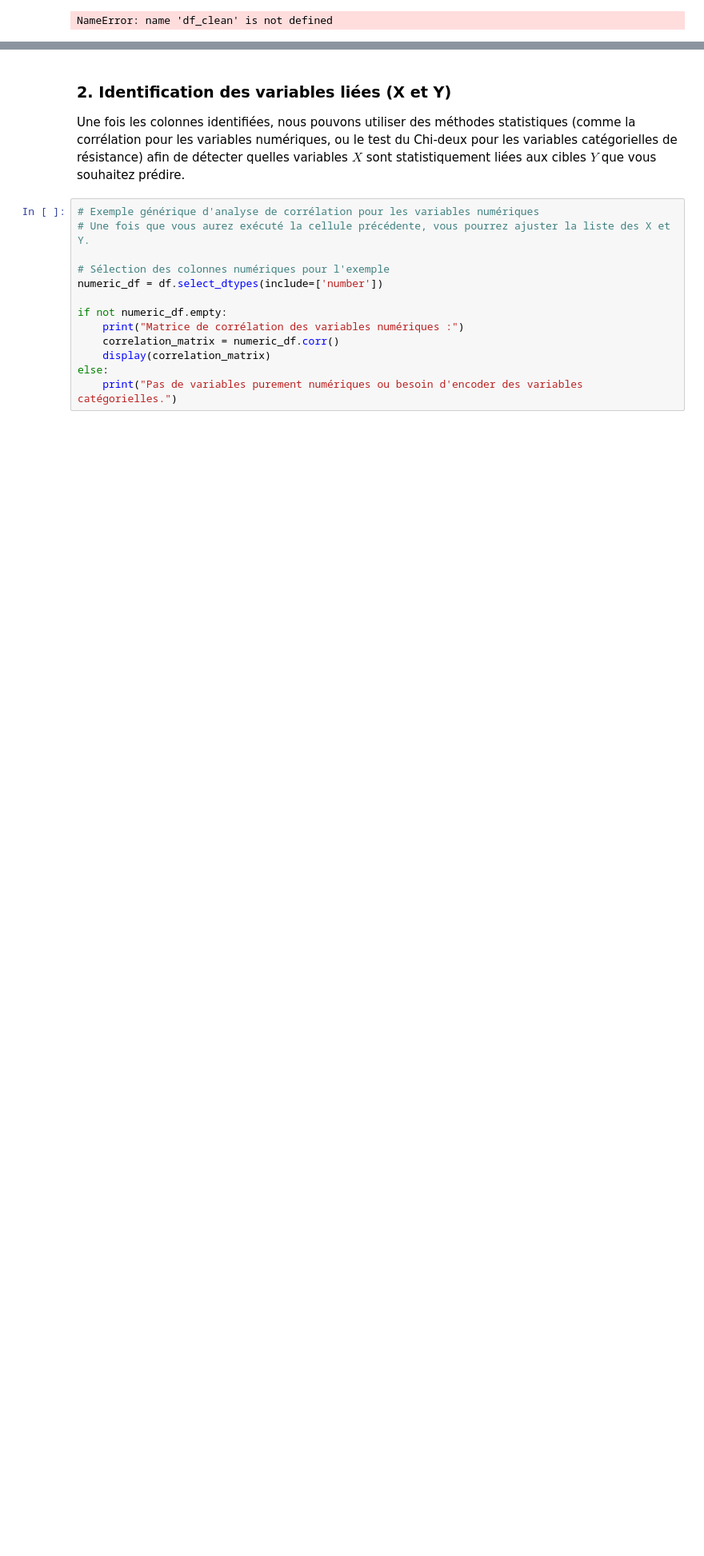
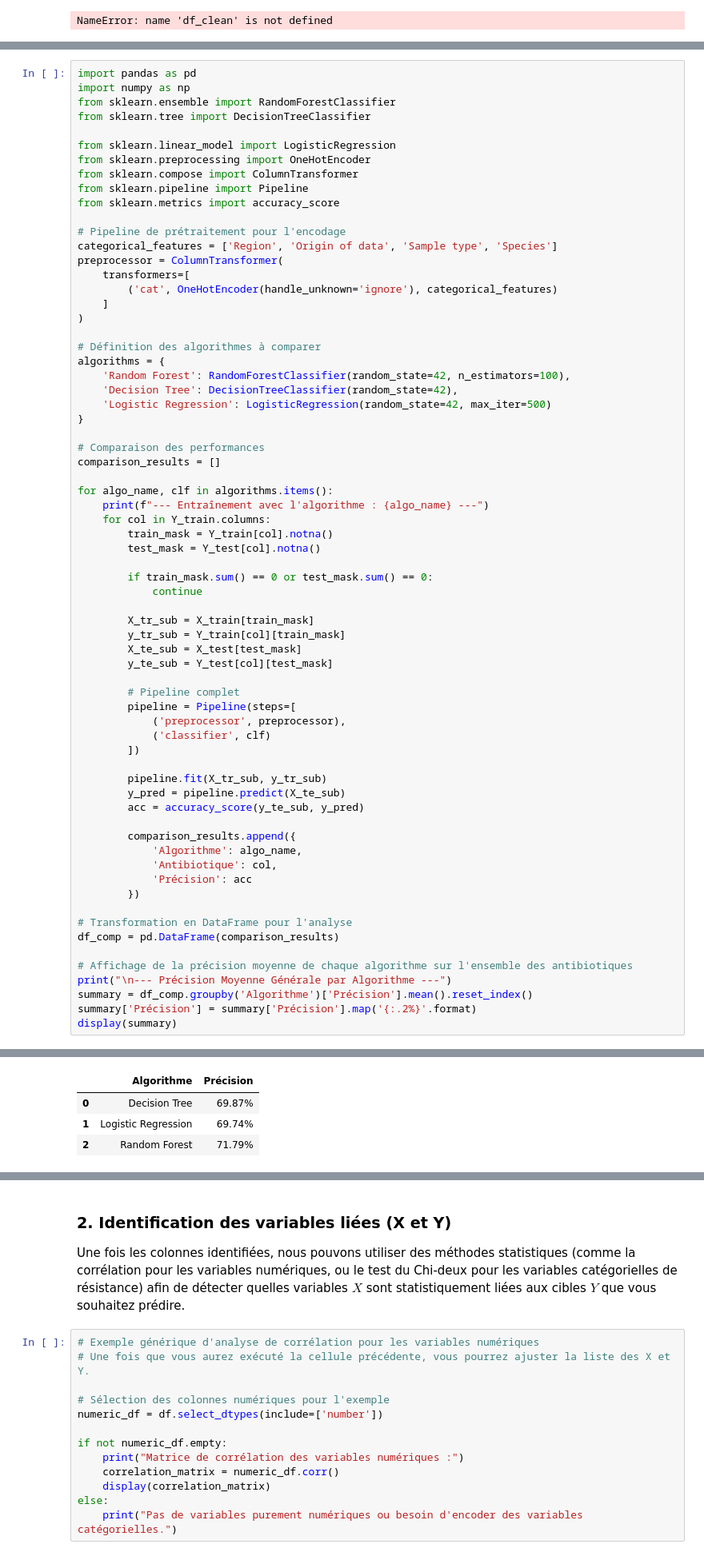
Before and after one commit to manelsg22/microbiologie, a Jupyter notebook: manelsg.ipynb, the cells around one changed output, grey strips where cells are left out. Shown at 80% size. Cells and saved outputs as stored; diff of their text form; blank space fills up the shorter version.

```diff
--- a/manelsg.ipynb
+++ b/manelsg.ipynb
@@ -149,0 +324,69 @@ NameError: name 'df_clean' is not defined
+# %%
+import pandas as pd
+import numpy as np
+from sklearn.ensemble import RandomForestClassifier
+from sklearn.tree import DecisionTreeClassifier
+
+from sklearn.linear_model import LogisticRegression
+from sklearn.preprocessing import OneHotEncoder
+from sklearn.compose import ColumnTransformer
+from sklearn.pipeline import Pipeline
+from sklearn.metrics import accuracy_score
+
+# Pipeline de prétraitement pour l'encodage
+categorical_features = ['Region', 'Origin of data', 'Sample type', 'Species']
+preprocessor = ColumnTransformer(
+    transformers=[
+        ('cat', OneHotEncoder(handle_unknown='ignore'), categorical_features)
+    ]
+)
+
+# Définition des algorithmes à comparer
+algorithms = {
+    'Random Forest': RandomForestClassifier(random_state=42, n_estimators=100),
+    'Decision Tree': DecisionTreeClassifier(random_state=42),
+    'Logistic Regression': LogisticRegression(random_state=42, max_iter=500)
+}
+
+# Comparaison des performances
+comparison_results = []
+
+for algo_name, clf in algorithms.items():
+    print(f"--- Entraînement avec l'algorithme : {algo_name} ---")
+    for col in Y_train.columns:
+        train_mask = Y_train[col].notna()
+        test_mask = Y_test[col].notna()
+
+        if train_mask.sum() == 0 or test_mask.sum() == 0:
+            continue
+
+        X_tr_sub = X_train[train_mask]
+        y_tr_sub = Y_train[col][train_mask]
+        X_te_sub = X_test[test_mask]
+        y_te_sub = Y_test[col][test_mask]
+
+        # Pipeline complet
+        pipeline = Pipeline(steps=[
+            ('preprocessor', preprocessor),
+            ('classifier', clf)
+        ])
+
+        pipeline.fit(X_tr_sub, y_tr_sub)
+        y_pred = pipeline.predict(X_te_sub)
+        acc = accuracy_score(y_te_sub, y_pred)
+
+        comparison_results.append({
+            'Algorithme': algo_name,
+            'Antibiotique': col,
+            'Précision': acc
+        })
+
+# Transformation en DataFrame pour l'analyse
+df_comp = pd.DataFrame(comparison_results)
+
+# Affichage de la précision moyenne de chaque algorithme sur l'ensemble des antibiotiques
+print("\n--- Précision Moyenne Générale par Algorithme ---")
+summary = df_comp.groupby('Algorithme')['Précision'].mean().reset_index()
+summary['Précision'] = summary['Précision'].map('{:.2%}'.format)
+display(summary)
+# %% [output]
@@ -149,0 +398,4 @@ NameError: name 'df_clean' is not defined
+|  | Algorithme | Précision |
+| 0 | Decision Tree | 69.87% |
+| 1 | Logistic Regression | 69.74% |
+| 2 | Random Forest | 71.79% |
```
Also changed, not shown: parts of 15 cells of this notebook.
